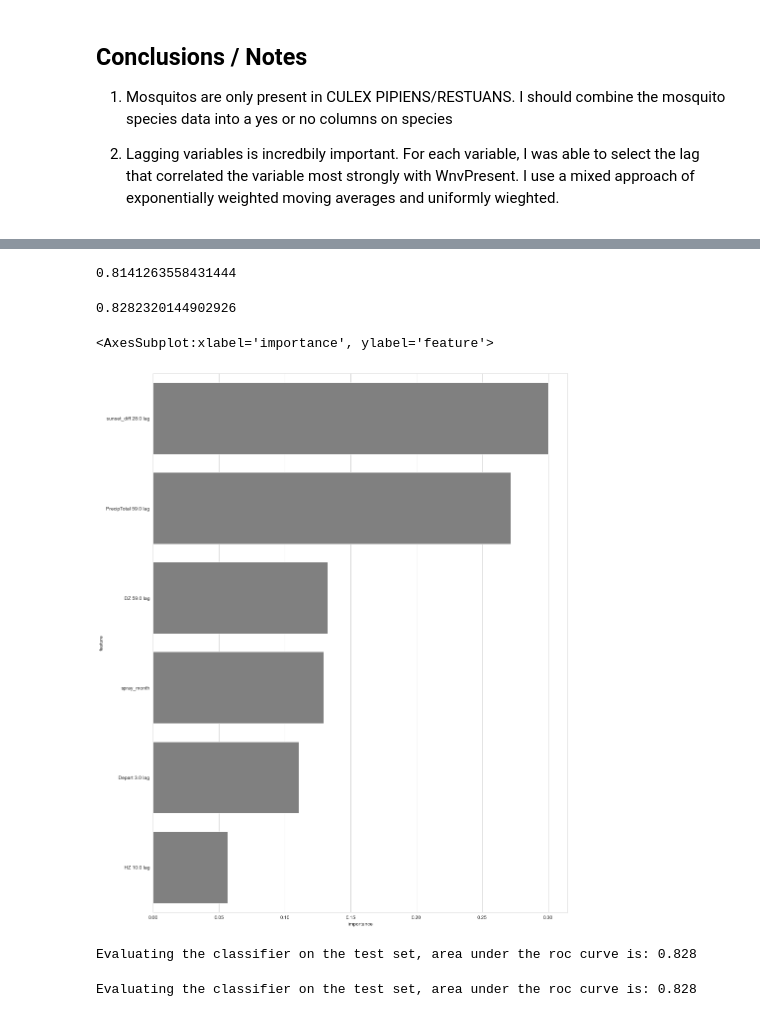
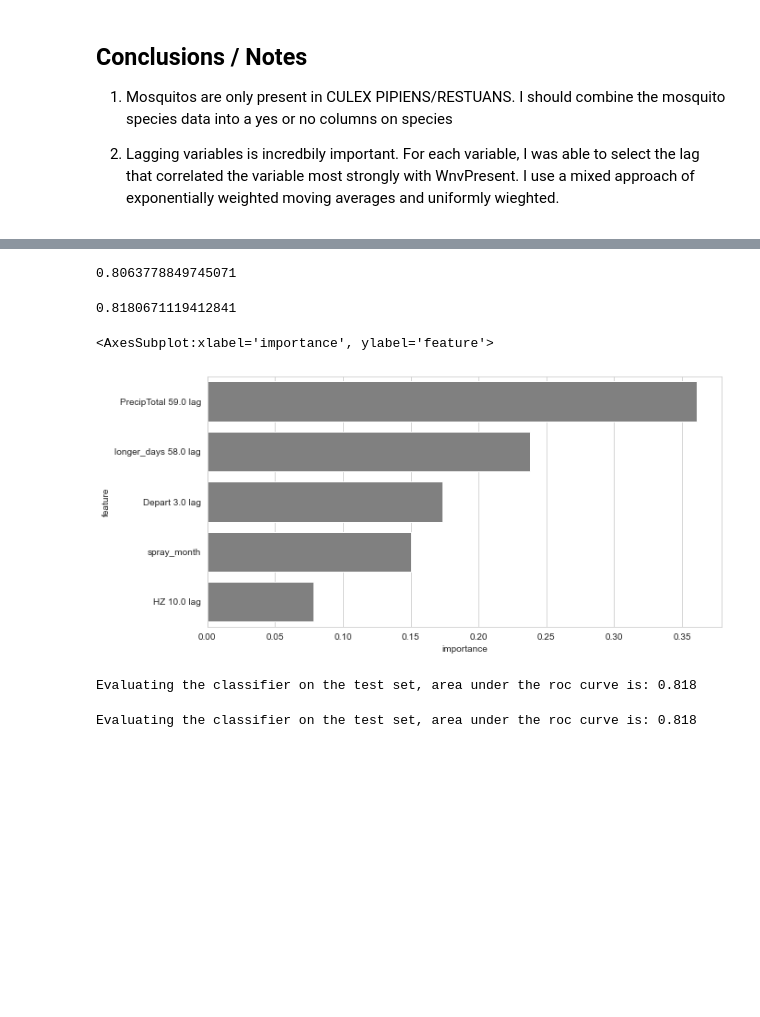
Before and after one commit to jonjacobs24/wnv-prediction, a Jupyter notebook: 01 EDA 2.ipynb, the cells around one changed output, grey strips where cells are left out. Cells and saved outputs as stored; diff of their text form; code cells hidden in the pictures; blank space fills up the shorter version.

```diff
--- a/01 EDA 2.ipynb
+++ b/01 EDA 2.ipynb
@@ -605,3 +595,8 @@ memory usage: 3.8+ MB
 <h3>Correlations for lagged weather variables</h3>
 
 Here I will explore how correlation changes based on the lag in the variable. For each variable, I will save the index (lag or span) that produced the best correlation
+# %%
+w_avg['longer_days'] = [1 if r[1] - r[0] > 0 else 0 for i, r in w_avg[['sunrise_diff','sunset_diff']].iterrows()]
+w_avg['T_spread'] = w_avg.Tmax - w_avg.Tmin
+w_avg['rainy_and_hot'] = pd.qcut(w_avg.Tmax,5,labels=range(0,5)).astype('float') + pd.cut(
+    w_avg.PrecipTotal,5,labels=range(0,5)).astype('float')
@@ -873,7 +898,7 @@ def data_vars(df1, target):
     iv = iv.reset_index()
     return(iv_df,iv)
 # %%
-df_iv, IV = data_vars(df_best.drop('WnvPresent',axis=1),df_best['WnvPresent'])
+df_ivs, IV = data_vars(df_best.drop('WnvPresent',axis=1),df_best['WnvPresent'])
 to_drop = IV[(IV.IV > 0.8) | (IV.IV < 0.02)].drop(29)
 df_iv = df_best.drop(to_drop.VAR_NAME, axis=1)
-df_iv = df_best.drop(['spray_year','spray_day','Trap','Species'],axis=1)
+df_iv = df_iv.drop(['spray_year','spray_day','Trap','Species'],axis=1)
@@ -885,3 +905,7 @@ df_avg.to_pickle('./data/df_avg.pkl')
+# %%
+features = ['spray_month','Tavg 59.0 ewm','Depart 3.0 lag','PrecipTotal 59.0 lag','longer_days 58.0 lag',
+           'ResultSpeed 32.0 lag','HZ 10.0 lag','BR 48.0 lag','T_spread 56.0 lag']
+df_X = df_iv[features]
 # %% [markdown]
 <h2>Conclusions / Notes</h2>
 
@@ -912,3 +933,6 @@ y = df_best.WnvPresent
+# %%
+X = df_X
+y = df_iv.WnvPresent
 # %%
 X2, vif = iterate_vif(X._get_numeric_data())
 # %% [output]
@@ -967,7 +984,7 @@ RandomizedSearchCV(cv=5, estimator=RandomForestClassifier(), n_jobs=-1,
 # %%
 rf_rand.best_score_
 # %% [output]
-0.8141263558431444
+0.8063778849745071
 # %%
 from sklearn.metrics import roc_auc_score
 
@@ -975,19 +992,19 @@ y_pred = rf_rand.best_estimator_.predict_proba(X_test)
 
 roc_auc_score(y_test,y_pred[:,1])
 # %% [output]
-0.8282320144902926
+0.8180671119412841
 # %%
 r = rf_rand.best_estimator_
 imp = r.feature_importances_
 
-ax = plt.figure(figsize=(15,20))
+ax = plt.figure(figsize=(10,5))
 
 i = pd.DataFrame({'feature':X_test.columns,'importance':imp}).sort_values('importance',ascending=False)
 
 sns.barplot(data=i,y='feature',x='importance',orient='h',color='gray')
 # %% [output]
 <AxesSubplot:xlabel='importance', ylabel='feature'>
-[figure, old version]
+[figure, new version]
 # %%
 from sklearn.metrics import roc_curve
 
@@ -1020,11 +1037,11 @@ def test_comp(e):
 
 test_comp(rf_rand.best_estimator_)
 # %% [output]
-Evaluating the classifier on the test set, area under the roc curve is: 0.828
+Evaluating the classifier on the test set, area under the roc curve is: 0.818
 # %%
 test_comp(rf_rand.best_estimator_)
 # %% [output]
-Evaluating the classifier on the test set, area under the roc curve is: 0.828
+Evaluating the classifier on the test set, area under the roc curve is: 0.818
 # %%
 est = rf_rand.best_estimator_
 c = roc_plot(est, X_train, y_train)
```
Also changed, not shown: parts of 13 cells of this notebook, 2 other files.
